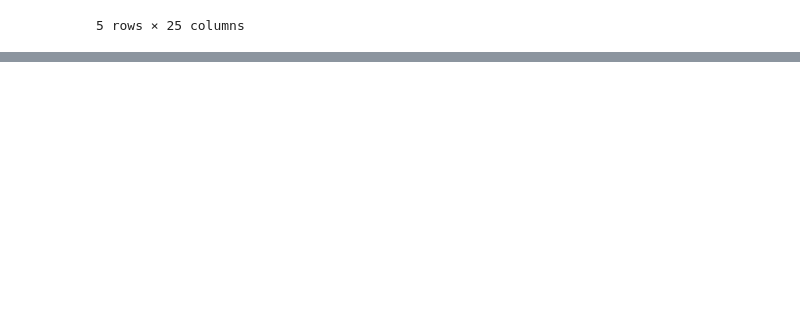
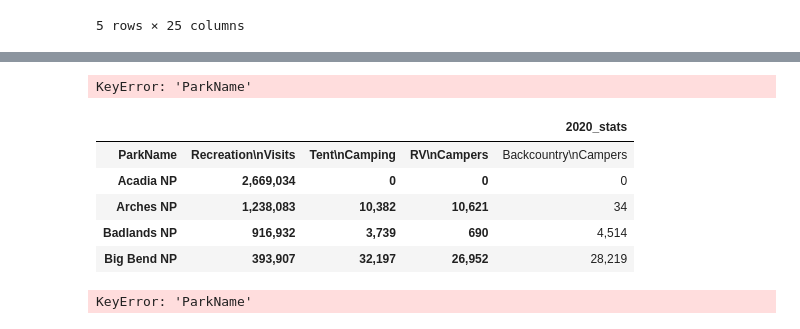
Before and after one commit to krissyluptown/Capstone-National-Parks, a Jupyter notebook: notebooks/CAPSTONE_EDA.ipynb, the cells around one changed output, grey strips where cells are left out. Saved outputs shown, nothing was run; the diff lists cells and outputs as text; code cells hidden in the pictures; blank space fills up the shorter version.

Commit message:
attempting to merge 10 years of NP data

```diff
--- a/notebooks/CAPSTONE_EDA.ipynb
+++ b/notebooks/CAPSTONE_EDA.ipynb
@@ -63,0 +60,13 @@ KeyError: 'ParkName'
+# %%
+np_stats_df = pd.merge(np_2021_df, np_2020_df, how='left', on = ['ParkName'])
+# %% [output]
+KeyError: 'ParkName'
+# %%
+np_2020_df.head(5)
+# %% [output]
+|  |  |  |  | 2020_stats |
+| ParkName | Recreation\nVisits | Tent\nCamping | RV\nCampers | Backcountry\nCampers |
+| Acadia NP | 2,669,034 | 0 | 0 | 0 |
+| Arches NP | 1,238,083 | 10,382 | 10,621 | 34 |
+| Badlands NP | 916,932 | 3,739 | 690 | 4,514 |
+| Big Bend NP | 393,907 | 32,197 | 26,952 | 28,219 |
@@ -63,0 +77,4 @@ KeyError: 'ParkName'
+# %%
+np_stats_df = pd.merge(np_2021_df, np_2020_df, how='left', on = ['ParkName'])
+# %% [output]
+KeyError: 'ParkName'
```
Also changed, not shown: parts of 11 cells of this notebook.
